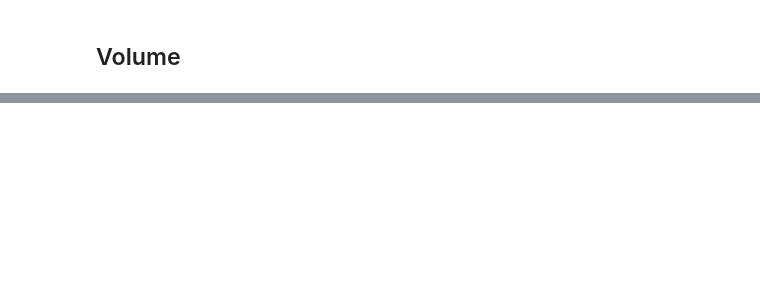
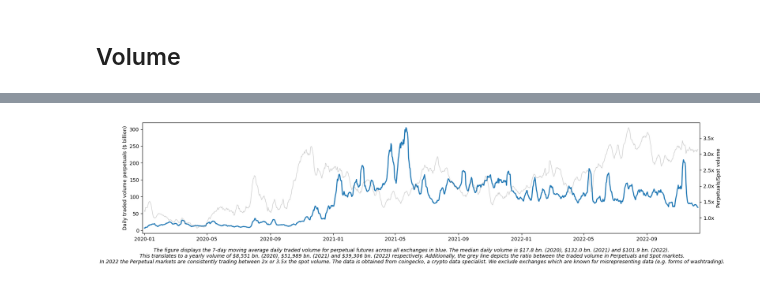
Before and after one commit to vivowa/perpetuals, a Jupyter notebook: coingecko_exchanges.ipynb, the cells around one changed output, grey strips where cells are left out. Saved outputs shown, nothing was run; the diff lists cells and outputs as text; code cells hidden in the pictures; blank space fills up the shorter version.

Commit message:
Updated figures for volume and funding_rate

```diff
--- a/coingecko_exchanges.ipynb
+++ b/coingecko_exchanges.ipynb
@@ -161,0 +351,6 @@ print('Binance dominance: ', min(df['volume_binance_futures']/df['sum']))
+# %%
+df_spot = pd.read_csv('data/volume_spot_exchanges.csv')
+df_spot = df_spot.drop_duplicates(subset=['epoch'], keep='first')
+# %%
+df_spot = df_spot[df_spot['date'] >= '2020-01-01']
+df_spot
@@ -161,0 +371,3 @@ print('Binance dominance: ', min(df['volume_binance_futures']/df['sum']))
+# %%
+df_chart = df[df['date'] >= '2020-01-01']
+df_chart
@@ -161,0 +402,2 @@ print('Binance dominance: ', min(df['volume_binance_futures']/df['sum']))
+# %%
+df_spot.reset_index(drop=True, inplace=True)
@@ -162,17 +420,28 @@ print('Binance dominance: ', min(df['volume_binance_futures']/df['sum']))
 # %%
+
+
 ### take a look at the funding rate over time
 fig, ax = plt.subplots(figsize =(20,4))
 
-ax.plot(df['date'], (df['sum']/1e3).rolling(3, min_periods=1).mean(), linewidth=1)
+ax.plot(df_chart['date'], (df_chart['sum']/1e3).rolling(7, min_periods=1).mean(), linewidth=2)
 
-ax.set_ylabel('Daily traded volume ($ billion)')
+secax = ax.twinx()
+secax.plot(df_chart['date'], (df_chart['sum']/df_spot['sum']).rolling(7, min_periods=1).mean(), color='grey', linewidth=1, alpha=0.4)
+
+vals = secax.get_yticks()
+secax.set_yticklabels(['{:,.1f}'.format(x)+'x' for x in vals])
+
+ax.set_ylabel('Daily traded volume perpetuals ($ billion)')
+secax.set_ylabel('Perpetuals/Spot volume')
 
 left, right = plt.xlim()
 ax.set_xlim(left+50, right-50)
 
-txt = 'The figure displays the daily traded volume for perpetual futures across all exchanges. The median daily volume for 2021 is \$133.9bn. and for 2022 is \$126.5bn. \n This translates to a yearly volume of \$53,439bn. in 2021 and \$45,185bn. in 2022 respectively. We exclude exchanges which are known for misrepresenting data (e.g. washtrading).'
+txt = 'The figure displays the 7-day moving average daily traded volume for perpetual futures across all exchanges in blue. The median daily volume is \$17.8 bn. (2020), \$132.0 bn. (2021) and \$101.9 bn. (2022). \n This translates to a yearly volume of \$8,551 bn. (2020), \$51,989 bn. (2021) and \$39,306 bn. (2022) respectively. Additionally, the grey line depicts the ratio between the traded volume in Perpetuals and Spot markets. \nIn 2022 the Perpetual markets are consistently trading between 2x or 3.5x the spot volume. The data is obtained from coingecko, a crypto data specialist. We exclude exchanges which are known for misrepresenting data (e.g. forms of washtrading).'
 fig.text(.5, -.1, txt, ha='center', fontstyle='italic')
 
 plt.savefig(f'figures/exchange_volume.png')
 
 plt.show()
+# %% [output]
+[figure, added]
```
Also changed, not shown: parts of 37 cells of this notebook, 8 other files.
